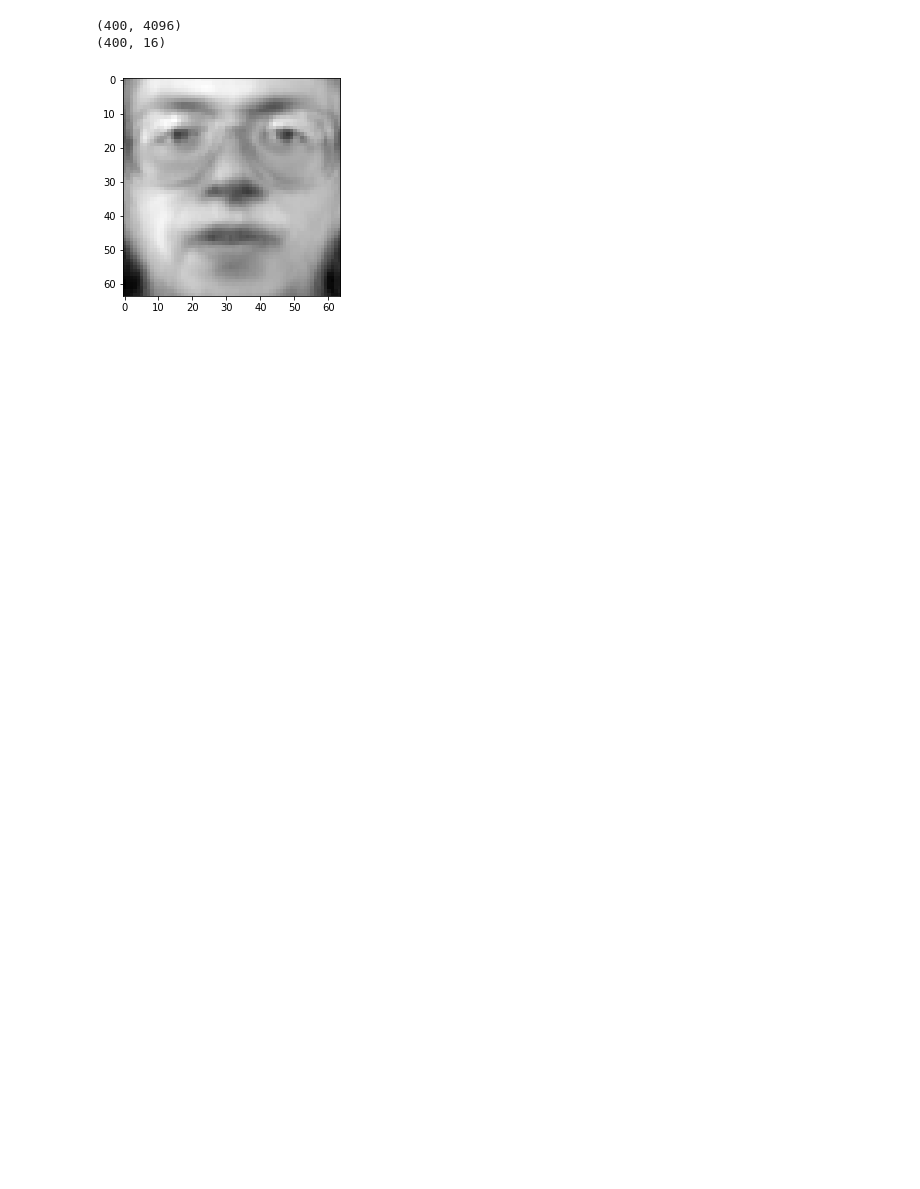
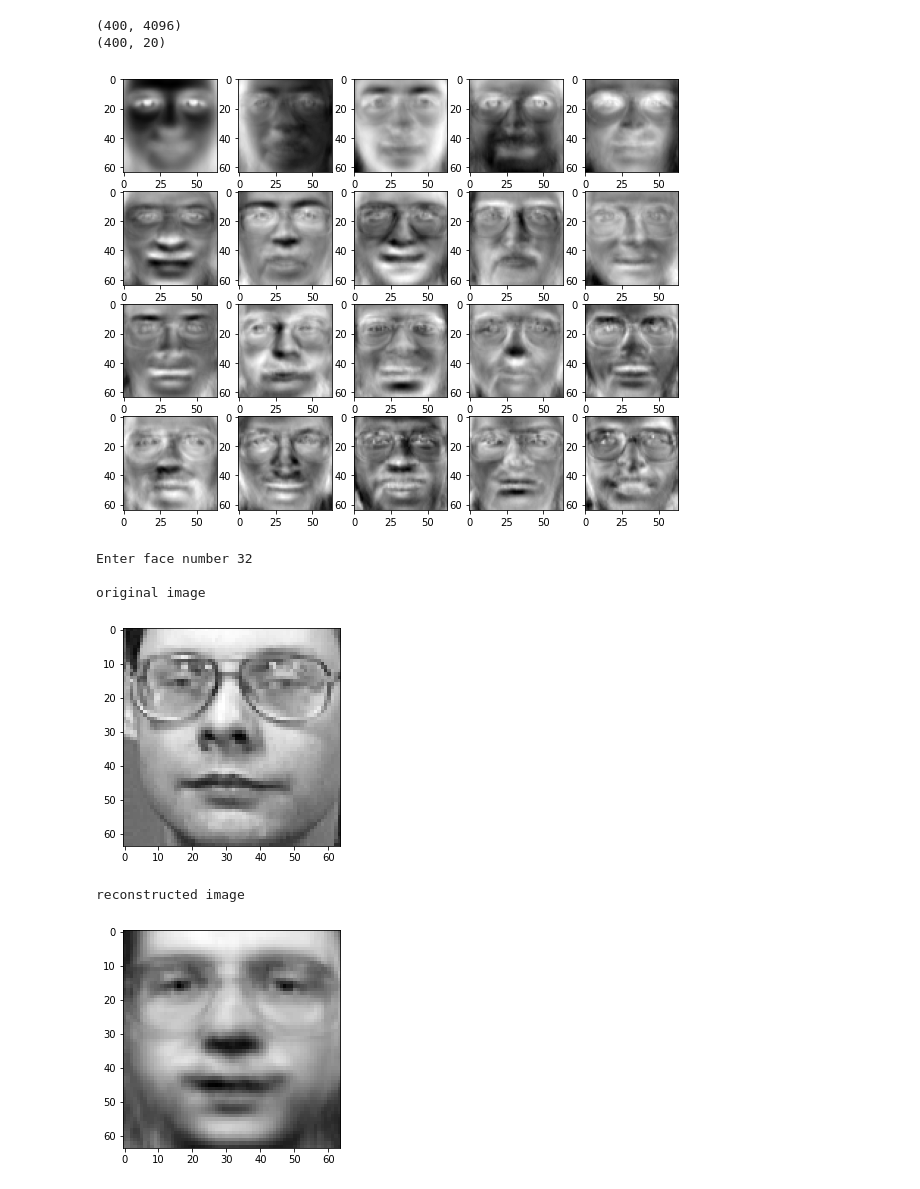
Before and after one commit to ishan-modi/image-reconstruction, a Jupyter notebook: image_reconstruction.ipynb, the cells around one changed output. Drawn from its saved outputs; the diff is of its cells as text; code cells hidden in the pictures; blank space fills up the shorter version.

Commit message:
solve uniqueness of eig vector and plot results

```diff
--- a/image_reconstruction.ipynb
+++ b/image_reconstruction.ipynb
@@ -90,14 +101,24 @@ print(pca.explained_variance_ratio_)
 # %%
 base_faces=[base_faces_dict[i] for i in base_faces_dict]
 print(data.shape)
-alphas = find_alphas(data,base_faces[:16])
+alphas = find_alphas(data,base_faces[:20])
 print(alphas.shape)
-number = int(input("Enter face number"))
-reconstruction(alphas[number],base_faces[:16])
+plot_eigenfaces(base_faces[:20],shape)
+number = int(input("Enter face number "))
+print('\noriginal image')
+show_img(data[number])
+print('reconstructed image')
+reconstruction(alphas[number],base_faces[:20])
 # %% [output]
 (400, 4096)
-(400, 16)
+(400, 20)
-[figure, old version]
+[figure, new version]
+Enter face number 32
+
+original image
+[figure, added]
+reconstructed image
+[figure, added]
 # %%
 olivetti = fetch_olivetti_faces()
 
```
Also changed, not shown: parts of 3 cells of this notebook.
